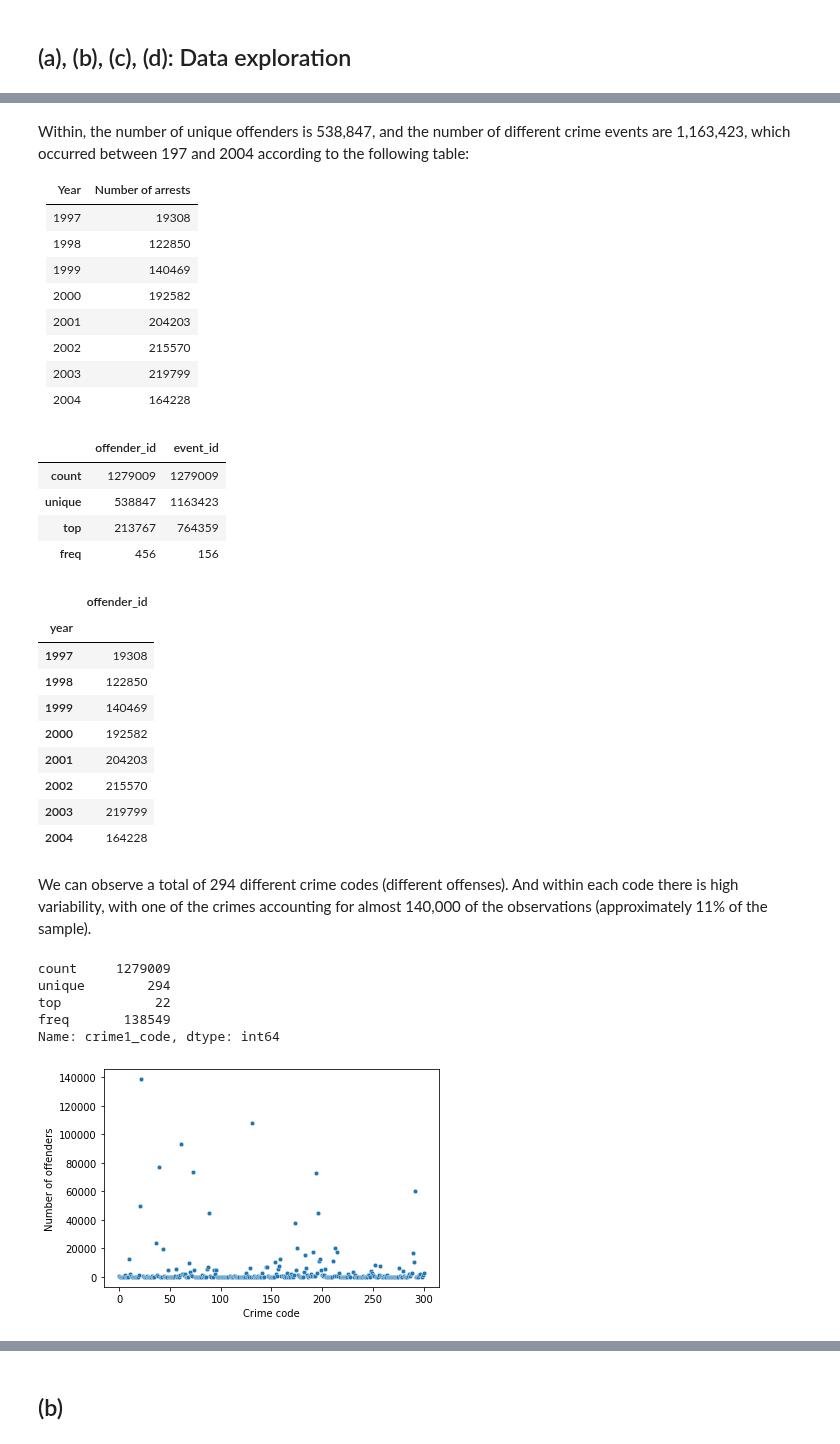
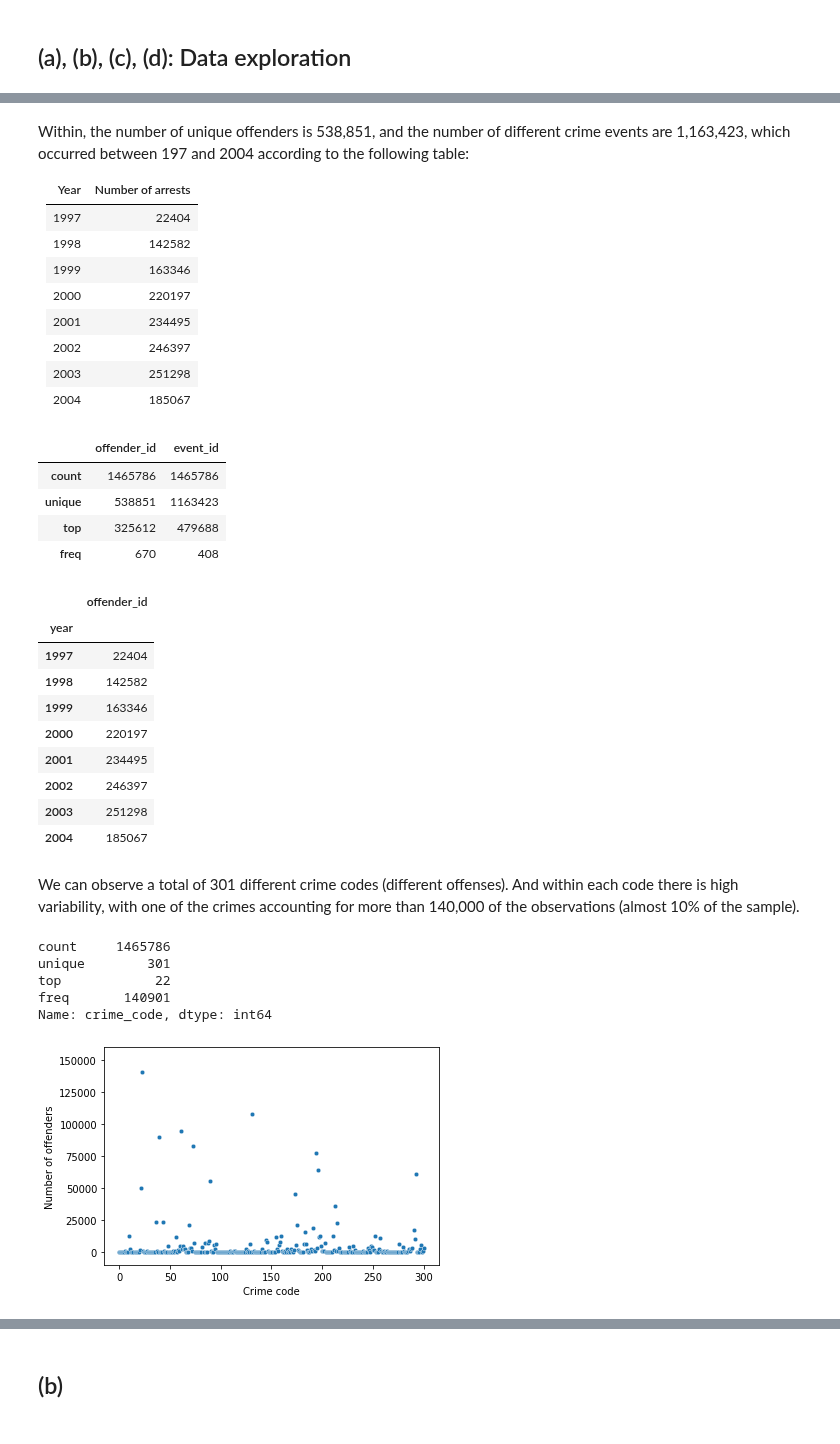
Before and after one commit to pipeton8/6.439-stats-comp-applications, a Jupyter notebook: Assignments/4 - Networks/6.439 - Problem Set 4.ipynb, the cells around one changed output, grey strips where cells are left out. Saved outputs shown, nothing was run; the diff lists cells and outputs as text; code cells hidden in the pictures.

```diff
--- a/Assignments/4 - Networks/6.439 - Problem Set 4.ipynb
+++ b/Assignments/4 - Networks/6.439 - Problem Set 4.ipynb
@@ -46,6 +46,6 @@ co_off['date'] = pd.to_datetime(co_off['date'])
 
 # Set crime codes, counties and locations as categorical
 categorical_vars = (['offender_id', 'sex', 'event_id']
-                    + [f'crime{k}_code' for k in range(1,5)]
+                    + ['crime_code']
                     + ['county', 'location'])
 co_off[categorical_vars] = co_off[categorical_vars].astype('category')
@@ -75,76 +62,77 @@ co_off.shape[0]
 # %% [markdown]
-Within, the number of unique offenders is 538,847, and the number of different crime events are 1,163,423, which occurred between 197 and 2004 according to the following table:
+Within, the number of unique offenders is 538,851, and the number of different crime events are 1,163,423, which occurred between 197 and 2004 according to the following table:
 
 | Year | Number of arrests |
 |:--:|:--:|
-|1997 |	19308  |
-|1998 |	122850 |
-|1999 |	140469 |
-|2000 |	192582 |
-|2001 |	204203 |
-|2002 |	215570 |
-|2003 |	219799 |
-|2004 |	164228 |
+| 1997 |	22404  |
+| 1998 |	142582 |
+| 1999 |	163346 |
+| 2000 |	220197 |
+| 2001 |	234495 |
+| 2002 |	246397 |
+| 2003 |	251298 |
+| 2004 |	185067 |
 # %%
 co_off[['offender_id', 'event_id']].describe(include='all')
 # %% [output]
 |  | offender_id | event_id |
-| count | 1279009 | 1279009 |
-| unique | 538847 | 1163423 |
-| top | 213767 | 764359 |
-| freq | 456 | 156 |
+| count | 1465786 | 1465786 |
+| unique | 538851 | 1163423 |
+| top | 325612 | 479688 |
+| freq | 670 | 408 |
 # %%
 co_off[['offender_id', 'year']].groupby(['year']).count()
 # %% [output]
 |  | offender_id |
 | year |  |
-| 1997 | 19308 |
-| 1998 | 122850 |
-| 1999 | 140469 |
-| 2000 | 192582 |
-| 2001 | 204203 |
-| 2002 | 215570 |
-| 2003 | 219799 |
-| 2004 | 164228 |
+| 1997 | 22404 |
+| 1998 | 142582 |
+| 1999 | 163346 |
+| 2000 | 220197 |
+| 2001 | 234495 |
+| 2002 | 246397 |
+| 2003 | 251298 |
+| 2004 | 185067 |
 # %% [markdown]
-We can observe a total of 294 different crime codes (different offenses). And within each code there is high variability, with one of the crimes accounting for almost 140,000 of the observations (approximately 11% of the sample).
+We can observe a total of 301 different crime codes (different offenses). And within each code there is high variability, with one of the crimes accounting for more than 140,000 of the observations (almost 10% of the sample).
 # %%
-co_off['crime1_code'].describe()
+co_off['crime_code'].describe()
 # %% [output]
-count     1279009
-unique        294
+count     1465786
+unique        301
 top            22
-freq       138549
-Name: crime1_code, dtype: int64
+freq       140901
+Name: crime_code, dtype: int64
 # %%
-group_by_code = co_off.groupby(['crime1_code'], as_index=False).count()
+group_by_code = co_off.groupby('crime_code').count()
 # %%
 # Axis offsets
-offset = (10,1000)
+offset = (15,10000)
 
 # Initialize figure
 fig, ax = plt.subplots()
 
 # Draw histplot using offender_id count as y-axis
-sns.scatterplot(data=group_by_code, x='crime1_code', y='offender_id', s=20, ax = ax)
+sns.scatterplot(data=group_by_code, x='crime_code', y='offender_id', s=20, ax = ax)
 
 # Set xticks
-# xticks = [1000 * k for k in range(1,11)]
-# xlabels = xticks
+xticks = [50 * k for k in range(7)]
+xlabels = xticks
 
-# plt.xticks(ticks=xticks, labels=xlabels, rotation=45, horizontalalignment = 'right')
-# plt.xlim(xticks[0] - offset[0], xticks[-1] + offset[0])
+plt.xticks(ticks=xticks, labels=xlabels, rotation=0, horizontalalignment = 'center')
+plt.xlim(xticks[0] - offset[0], xticks[-1] + offset[0])
 
 # Set yticks
-# yticks = [20000 * k for k in range(8)]
-# ylabels = yticks
+yticks = [25000 * k for k in range(7)]
+ylabels = yticks
 
-# plt.yticks(yticks, ylabels)
+plt.yticks(yticks, ylabels)
+plt.ylim(yticks[0] - offset[1], yticks[-1] + offset[1])
 
 # Set axis titles
 plt.xlabel("Crime code")
 plt.ylabel("Number of offenders")
 
 fig.show()
 # %% [output]
-[figure, old version]
+[figure, new version]
```
Also changed, not shown: parts of 12 cells of this notebook.
